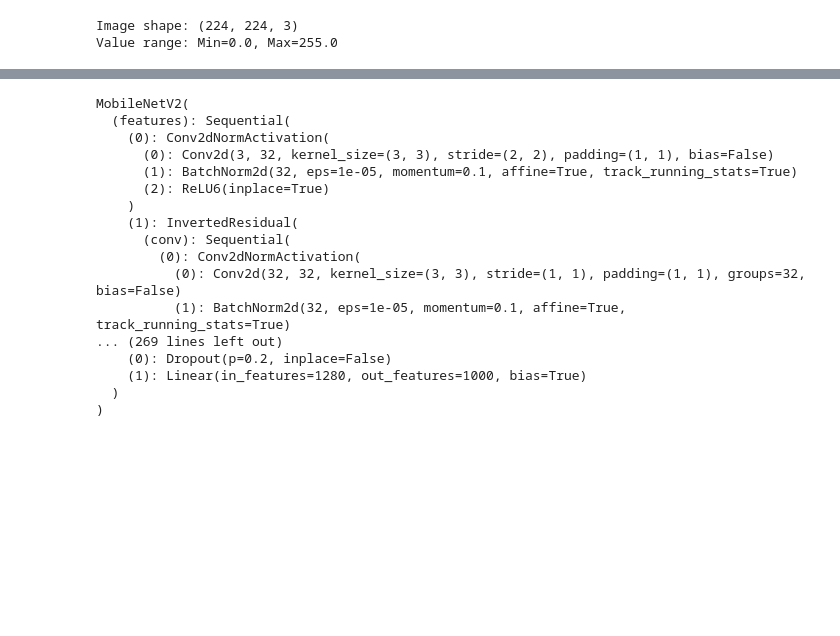
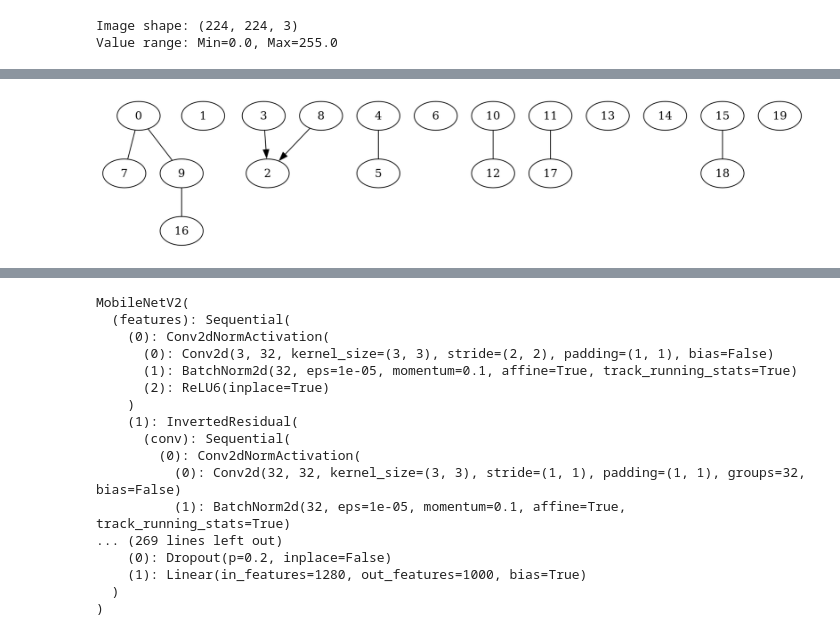
Before and after one commit to Shaun-Z/causation, a Jupyter notebook: cause.ipynb, the cells around one changed output, grey strips where cells are left out. Saved outputs shown, nothing was run; the diff lists cells and outputs as text; code cells hidden in the pictures; blank space fills up the shorter version.

```diff
--- a/cause.ipynb
+++ b/cause.ipynb
@@ -209,3 +205,8 @@ Graph Edges:
+# %%
+# visualization using pydot
+causal_graph.draw_pydot_graph(labels=[i for i in range(features.shape[1])])
+# %% [output]
+[figure, added]
 # %%
 # Build a NetworkX graph from the adjacency matrix
 def build_nx_graph(causal_graph, labels):
```
Also changed, not shown: parts of 6 cells of this notebook.
